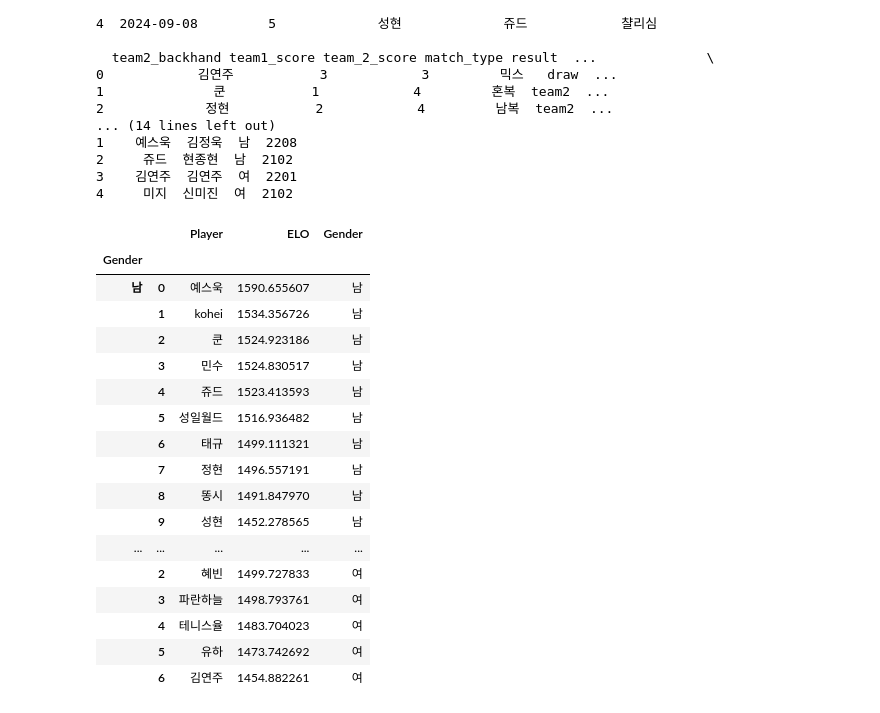
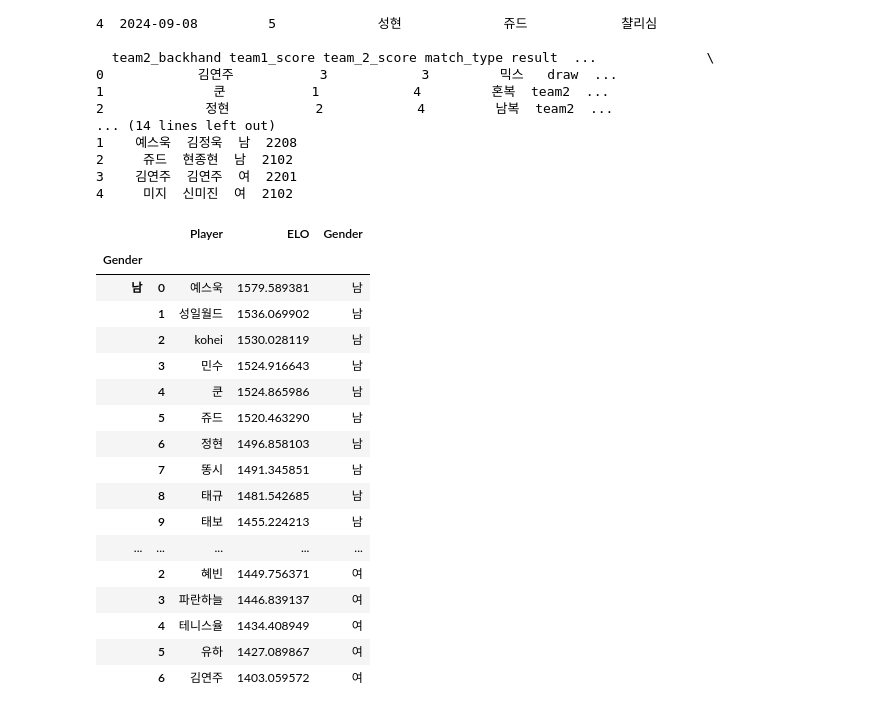
Before and after one commit to yes-wook/vscode, a Jupyter notebook: thirtyforty-tennis-club/regular_court_ku/bigquery_elo.ipynb, the cells around one changed output. Drawn from its saved outputs; the diff is of its cells as text; code cells hidden in the pictures.

```diff
--- a/thirtyforty-tennis-club/regular_court_ku/bigquery_elo.ipynb
+++ b/thirtyforty-tennis-club/regular_court_ku/bigquery_elo.ipynb
@@ -89,7 +89,7 @@ except Exception as e:
 import pandas as pd
 
 # Initialize ELO ratings for all players based on gender
-elo_ratings = {row['닉네임']: 1500 if row['성별'] == '남' else 1500 for _, row in players_df.iterrows()}
+elo_ratings = {row['닉네임']: 1500 if row['성별'] == '남' else 1450 for _, row in players_df.iterrows()}
 
 # Set K-factor for ELO calculations (commonly 32)
 K = 32
@@ -133,49 +133,49 @@ for index, row in match_df.sort_values(['date', 'match_num']).iterrows():
     new_team1_rating, new_team2_rating = update_elo(
         team1_rating, team2_rating, row['team1_score'], row['team_2_score']
     )
 
     # Distribute the new team ratings back to individual players
     for player in team1_players:
         elo_ratings[player] += (new_team1_rating - team1_rating) / 2
     for player in team2_players:
         elo_ratings[player] += (new_team2_rating - team2_rating) / 2
 
 # Add gender to the final ELO DataFrame
 elo_df = pd.DataFrame([
     {'Player': player, 'ELO': rating, 'Gender': players_df.loc[players_df['닉네임'] == player, '성별'].values[0]}
     for player, rating in elo_ratings.items()
 ])
 
 
 # display(elo_df.sort_values(by='ELO', ascending=False).reset_index(drop=True))
 
 # Display ELO ratings grouped by gender and sorted in descending order within each group
 elo_grouped_df = (
     elo_df.sort_values(by=['Gender', 'ELO'], ascending=[True, False])
     .groupby('Gender')
     .apply(lambda x: x.reset_index(drop=True))
 )
 
 display(elo_grouped_df)
 # %% [output]
 |  |  | Player | ELO | Gender |
 | Gender |  |  |  |  |
-| 남 | 0 | 예스욱 | 1590.655607 | 남 |
-|  | 1 | kohei | 1534.356726 | 남 |
-|  | 2 | 쿤 | 1524.923186 | 남 |
-|  | 3 | 민수 | 1524.830517 | 남 |
-|  | 4 | 쥬드 | 1523.413593 | 남 |
-|  | 5 | 성일월드 | 1516.936482 | 남 |
-|  | 6 | 태규 | 1499.111321 | 남 |
-|  | 7 | 정현 | 1496.557191 | 남 |
-|  | 8 | 똥시 | 1491.847970 | 남 |
-|  | 9 | 성현 | 1452.278565 | 남 |
+| 남 | 0 | 예스욱 | 1579.589381 | 남 |
+|  | 1 | 성일월드 | 1536.069902 | 남 |
+|  | 2 | kohei | 1530.028119 | 남 |
+|  | 3 | 민수 | 1524.916643 | 남 |
+|  | 4 | 쿤 | 1524.865986 | 남 |
+|  | 5 | 쥬드 | 1520.463290 | 남 |
+|  | 6 | 정현 | 1496.858103 | 남 |
+|  | 7 | 똥시 | 1491.345851 | 남 |
+|  | 8 | 태규 | 1481.542685 | 남 |
+|  | 9 | 태보 | 1455.224213 | 남 |
 | ... | ... | ... | ... | ... |
-|  | 2 | 혜빈 | 1499.727833 | 여 |
-|  | 3 | 파란하늘 | 1498.793761 | 여 |
-|  | 4 | 테니스율 | 1483.704023 | 여 |
-|  | 5 | 유하 | 1473.742692 | 여 |
-|  | 6 | 김연주 | 1454.882261 | 여 |
+|  | 2 | 혜빈 | 1449.756371 | 여 |
+|  | 3 | 파란하늘 | 1446.839137 | 여 |
+|  | 4 | 테니스율 | 1434.408949 | 여 |
+|  | 5 | 유하 | 1427.089867 | 여 |
+|  | 6 | 김연주 | 1403.059572 | 여 |
 # %%
 import pandas as pd
 
```
Also changed, not shown: parts of 1 cell of this notebook.
